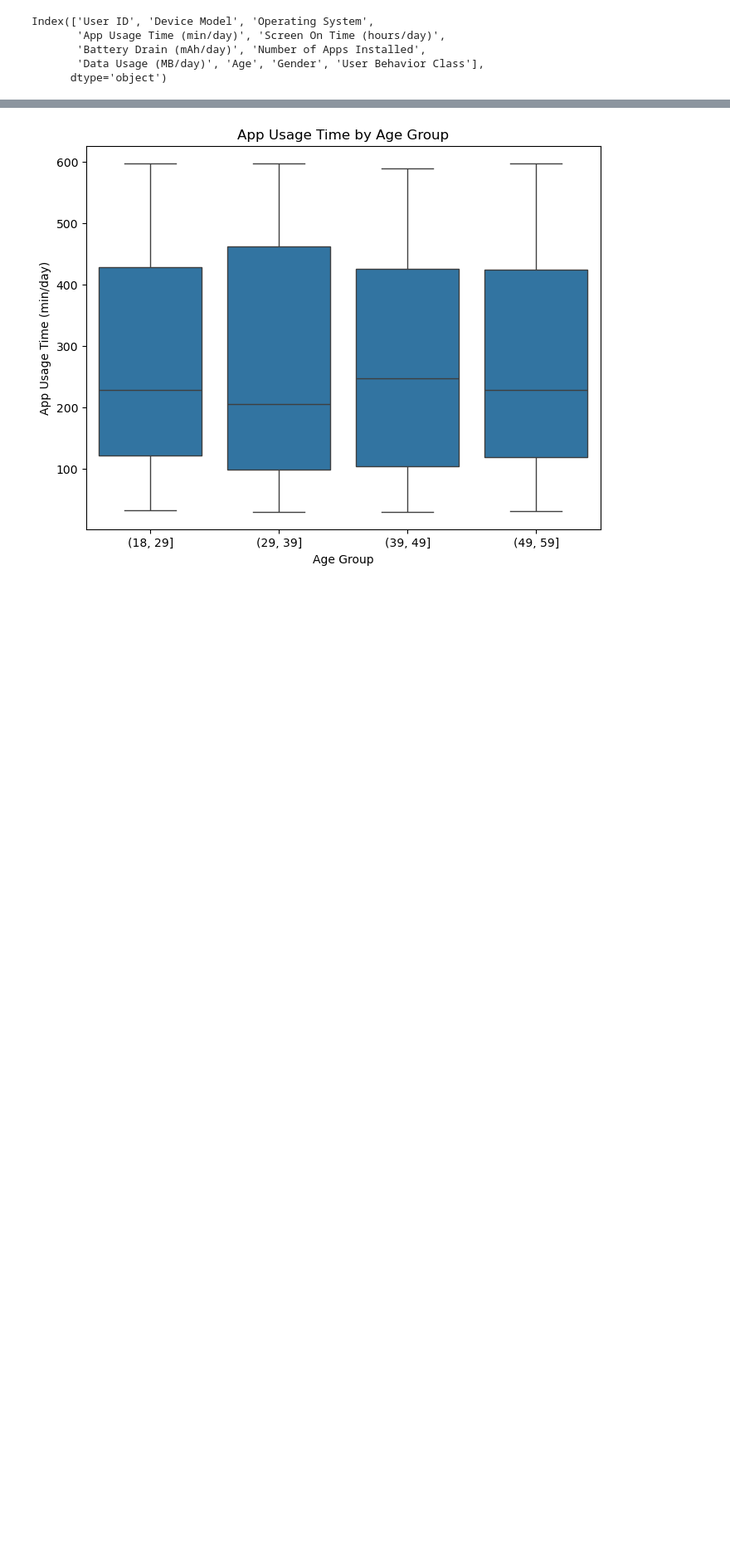
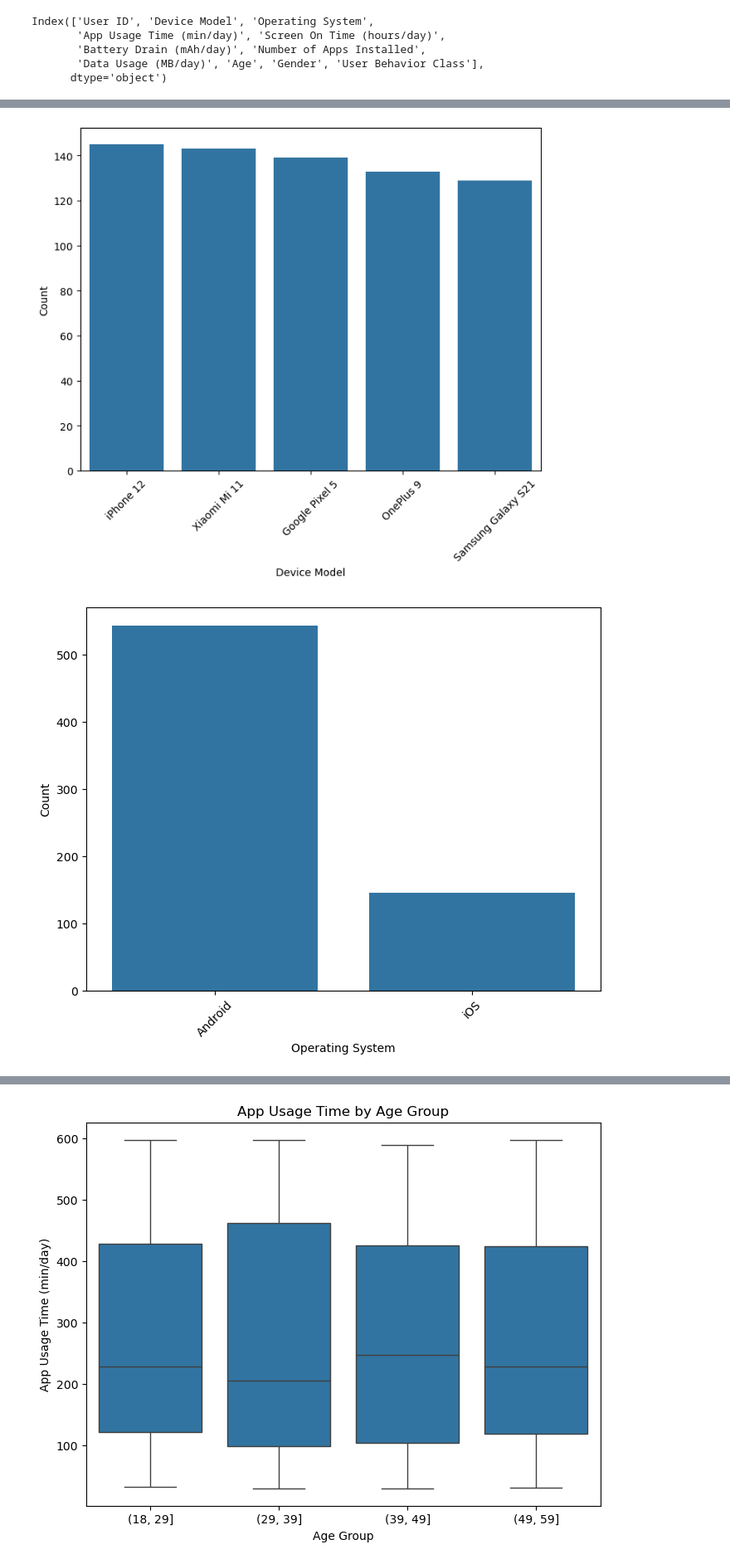
Before and after one commit to LincolnBrownBellevue/DSC680, a Jupyter notebook: Project2/DSC680_Project2_LincolnBrown.ipynb, the cells around one changed output, grey strips where cells are left out. Shown: that part at 83% size. Cells and saved outputs as stored; diff of their text form; code cells hidden in the pictures; blank space fills up the shorter version.

```diff
--- a/Project2/DSC680_Project2_LincolnBrown.ipynb
+++ b/Project2/DSC680_Project2_LincolnBrown.ipynb
@@ -87,0 +110,12 @@ plt.show()
+# %%
+# Now the categorical features
+for feature in categorical_features:
+    plt.figure(figsize=(8,6))
+    sns.countplot(data=df, x=feature, order=df[feature].value_counts().index, legend=False)
+    plt.xlabel(feature)
+    plt.ylabel('Count')
+    plt.xticks(rotation=45)
+    plt.show()
+# %% [output]
+[figure, added]
+[figure, added]
```
Also changed, not shown: parts of 44 cells of this notebook, 6 other files.
